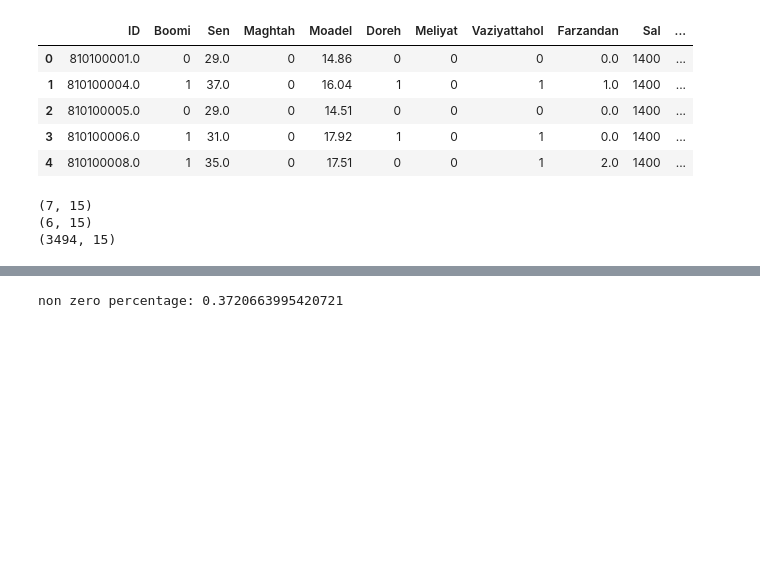
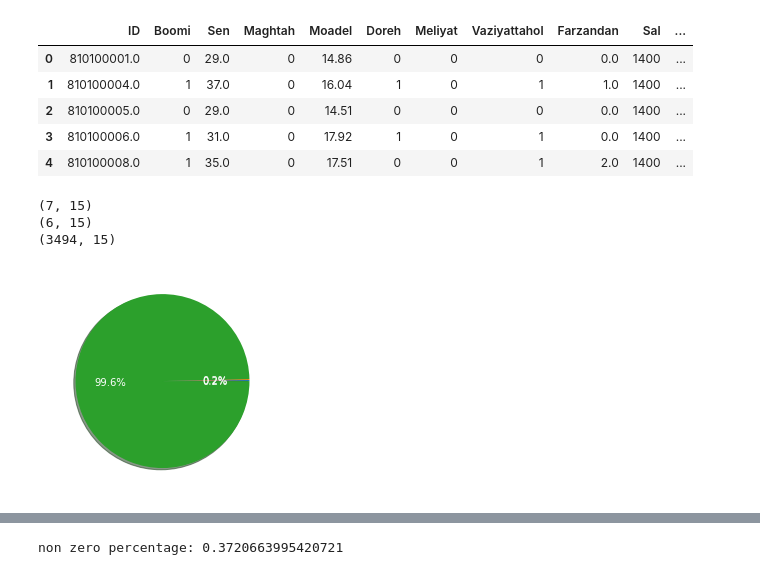
Before and after one commit to mghasemi19/ML_EconEduc, a Jupyter notebook: For_test.ipynb, the cells around one changed output, grey strips where cells are left out. Cells and saved outputs as stored; diff of their text form; code cells hidden in the pictures; blank space fills up the shorter version.

```diff
--- a/For_test.ipynb
+++ b/For_test.ipynb
@@ -82,3 +87,10 @@ print(df_test.shape)
 (7, 15)
 (6, 15)
 (3494, 15)
+# %%
+Leave = df_test[df_test['Leave'] == 1].shape[0]
+Remove = df_test[df_test['Remove'] == 1].shape[0]
+Remained = df_test.shape[0] - Leave - Leave
+plt.pie([Leave, Remove, Remained], shadow=True, labels=['Leave ','Remove', 'Rest'], textprops={'color':"w"}, autopct='%1.1f%%');
+# %% [output]
+[figure, added]
```
Also changed, not shown: parts of 13 cells of this notebook.
